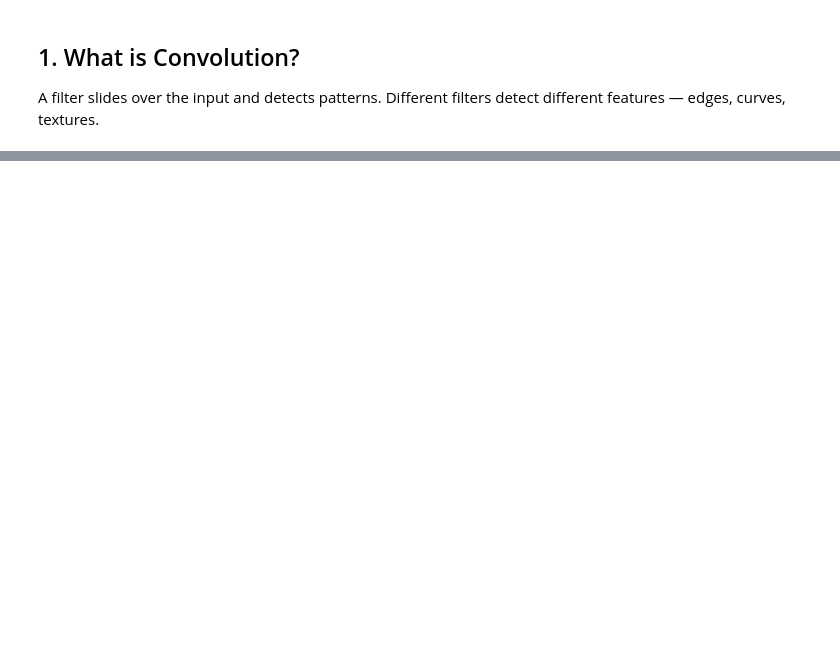
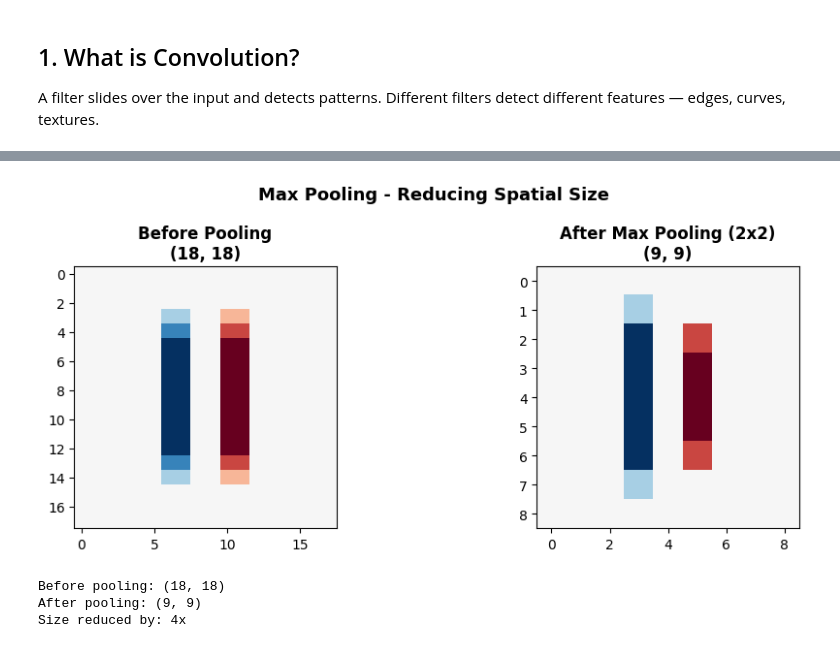
Before and after one commit to Honaxen/deep-learning-fundamentals, a Jupyter notebook: notebooks/04_cnn_basics.ipynb, the cells around one changed output, grey strips where cells are left out. Cells and saved outputs as stored; diff of their text form; code cells hidden in the pictures; blank space fills up the shorter version.

```diff
--- a/notebooks/04_cnn_basics.ipynb
+++ b/notebooks/04_cnn_basics.ipynb
@@ -105,0 +71,43 @@ Output shape: (6, 6)
+# %%
+def max_pool2d(feature_map: np.ndarray, pool_size: int = 2) -> np.ndarray:
+    """
+    Max pooling - takes the maximum value in each pool_size x pool_size region.
+    Reduces spatial dimensions by pool_size factor.
+    """
+    h, w = feature_map.shape
+    out_h = h // pool_size
+    out_w = w // pool_size
+    output = np.zeros((out_h, out_w))
+
+    for i in range(out_h):
+        for j in range(out_w):
+            region = feature_map[i*pool_size:(i+1)*pool_size,
+                j*pool_size:(j+1)*pool_size]
+            output[i, j] = np.max(region)
+
+    return output
+
+# Apply pooling to vertical output
+pooled = max_pool2d(vertical_output, pool_size=2)
+
+fig, axes = plt.subplots(1, 2, figsize=(10, 4))
+
+axes[0].imshow(vertical_output, cmap="RdBu", interpolation="nearest")
+axes[0].set_title(f"Before Pooling\n{vertical_output.shape}", fontweight="bold")
+
+axes[1].imshow(pooled, cmap="RdBu", interpolation="nearest")
+axes[1].set_title(f"After Max Pooling (2x2)\n{pooled.shape}", fontweight="bold")
+
+plt.suptitle("Max Pooling - Reducing Spatial Size", fontsize=13, fontweight="bold")
+plt.tight_layout()
+plt.savefig("pooling.png", dpi=300)
+plt.show()
+
+print(f"Before pooling: {vertical_output.shape}")
+print(f"After pooling: {pooled.shape}")
+print(f"Size reduced by: {vertical_output.size // pooled.size}x")
+# %% [output]
+[figure, added]
+Before pooling: (18, 18)
+After pooling: (9, 9)
+Size reduced by: 4x
```
Also changed, not shown: parts of 4 cells of this notebook.
